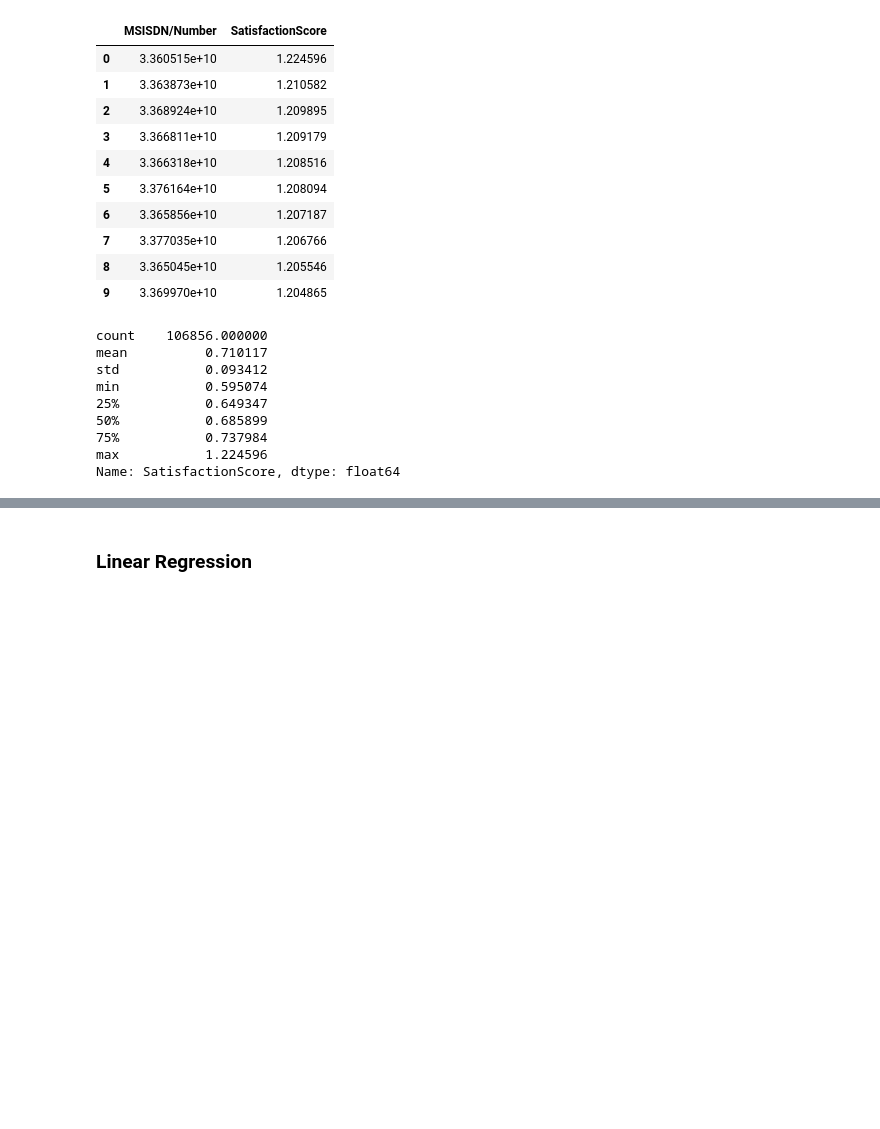
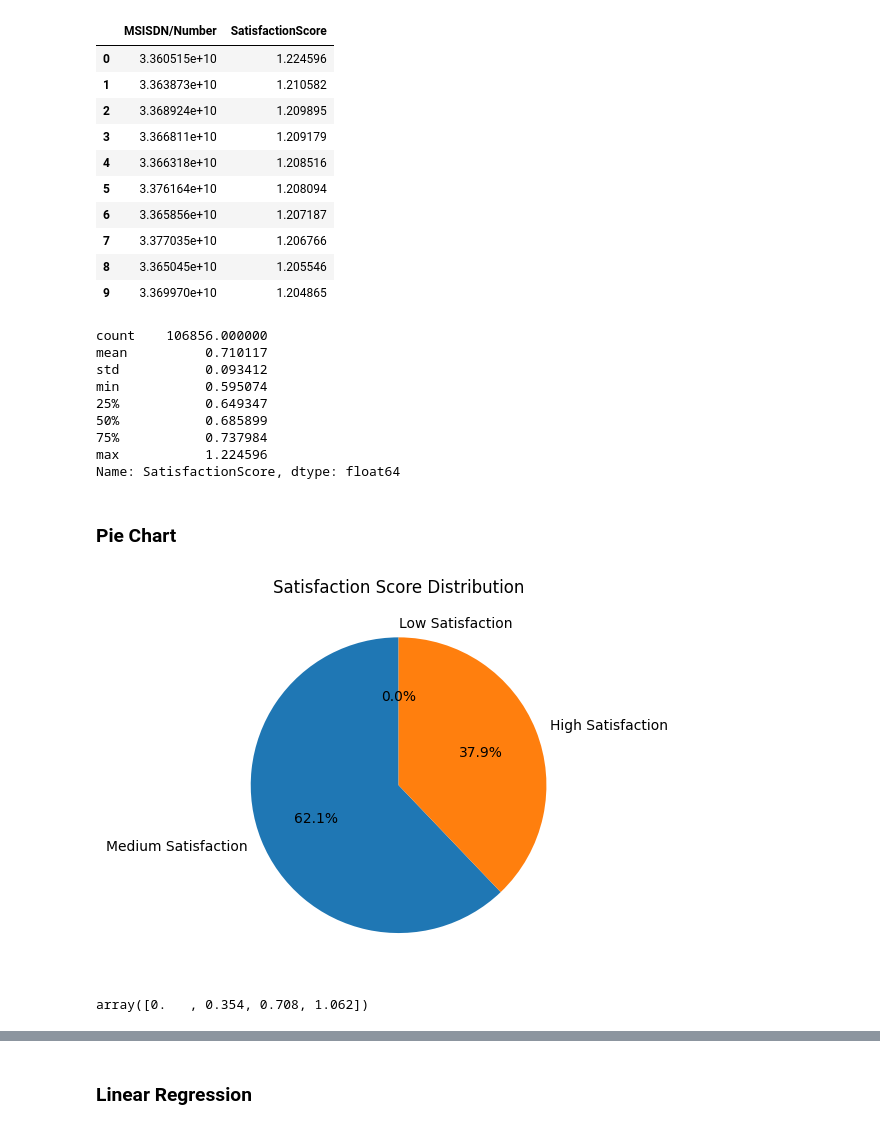
Before and after one commit to Misganaw-Berihun/User_analytics_in_Telecommunication, a Jupyter notebook: notebooks/05_satisfaction_anlysis.ipynb, the cells around one changed output, grey strips where cells are left out. Cells and saved outputs as stored; diff of their text form; code cells hidden in the pictures; blank space fills up the shorter version.

Commit message:
feat: add pie chart

```diff
--- a/notebooks/05_satisfaction_anlysis.ipynb
+++ b/notebooks/05_satisfaction_anlysis.ipynb
@@ -182,3 +183,35 @@ min           0.595074
 75%           0.737984
 max           1.224596
 Name: SatisfactionScore, dtype: float64
+# %% [markdown]
+### Pie Chart
+# %%
+# bins = np.arange(0, 1.4142, 0.35355)
+# labels = ["Low Satisfaction", "Medium Satisfaction", "High Satisfaction"]
+
+# merged_df['SatisfactionGroup'] = pd.cut(merged_df['SatisfactionScore'], bins=bins, labels=labels, include_lowest=True)
+
+# group_counts = merged_df['SatisfactionGroup'].value_counts()
+
+# plt.pie(group_counts, labels=group_counts.index, autopct='%1.1f%%', startangle=90)
+# plt.title('Satisfaction score Distribution')
+# plt.legend(labels, title="Satisfaction Groups", loc="upper right")
+# plt.show()
+
+bins = np.arange(0, 1.4142, 0.35355)
+labels = ["Low Satisfaction", "Medium Satisfaction", "High Satisfaction"]
+
+merged_df['SatisfactionGroup'] = pd.cut(merged_df['SatisfactionScore'], bins=bins, labels=labels, include_lowest=True)
+
+group_counts = merged_df['SatisfactionGroup'].value_counts()
+
+plt.pie(group_counts, labels=group_counts.index, autopct='%1.1f%%', startangle=90)
+plt.title('Satisfaction Score Distribution')
+
+plt.show()
+# %% [output]
+[figure, added]
+# %%
+bins
+# %% [output]
+array([0.   , 0.354, 0.708, 1.062])
```
Also changed, not shown: parts of 2 cells of this notebook.
